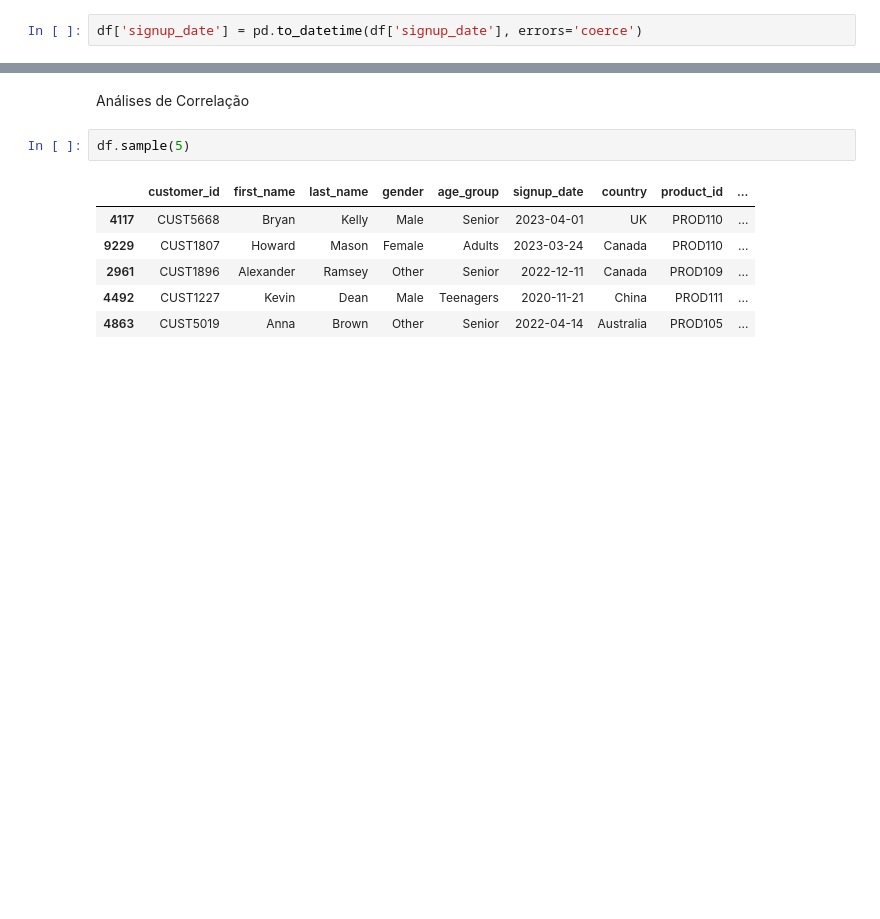
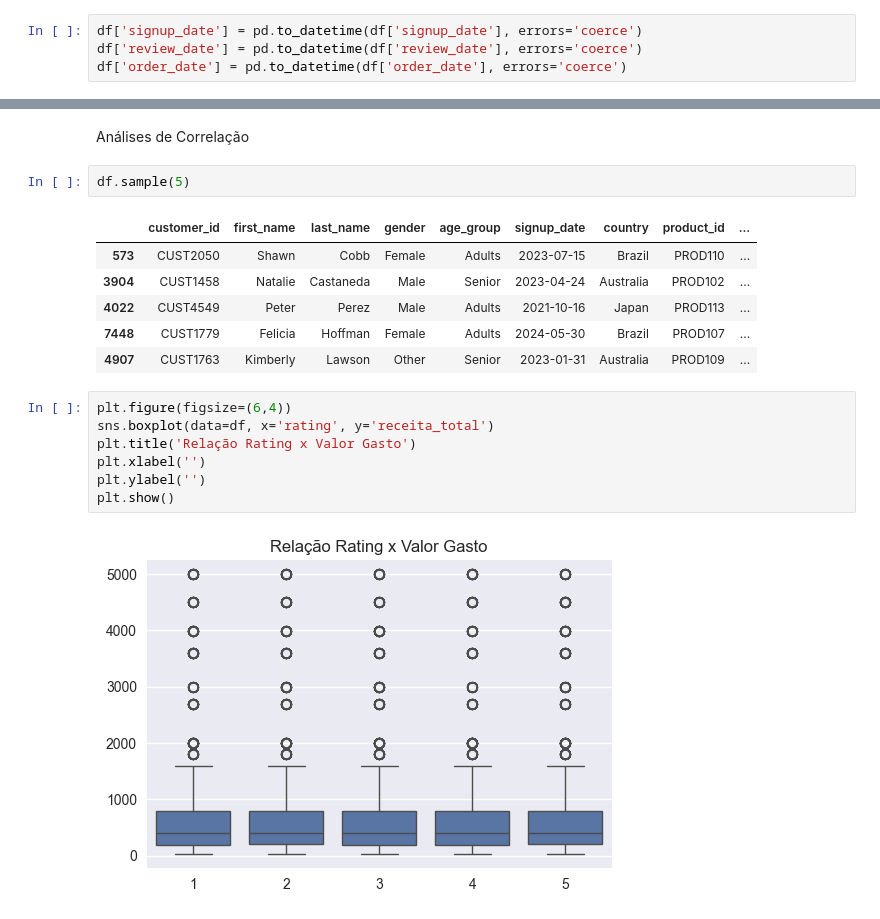
Before and after one commit to CesarNasc/datasets_analysis, a Jupyter notebook: 01_ecommerce/python/ecommerce.ipynb, the cells around one changed output, grey strips where cells are left out. Drawn from its saved outputs; the diff is of its cells as text; blank space fills up the shorter version.

```diff
--- a/01_ecommerce/python/ecommerce.ipynb
+++ b/01_ecommerce/python/ecommerce.ipynb
@@ -87,3 +87,5 @@ Após essa primera análise de reconhecimento do DataFrame, serão feitos duas p
 df['receita_total'] = df['quantity'] * df['unit_price']
 # %%
 df['signup_date'] = pd.to_datetime(df['signup_date'], errors='coerce')
+df['review_date'] = pd.to_datetime(df['review_date'], errors='coerce')
+df['order_date'] = pd.to_datetime(df['order_date'], errors='coerce')
@@ -450,8 +450,17 @@ Análises de Correlação
 df.sample(5)
 # %% [output]
 |  | customer_id | first_name | last_name | gender | age_group | signup_date | country | product_id | ... |
-| 4117 | CUST5668 | Bryan | Kelly | Male | Senior | 2023-04-01 | UK | PROD110 | ... |
-| 9229 | CUST1807 | Howard | Mason | Female | Adults | 2023-03-24 | Canada | PROD110 | ... |
-| 2961 | CUST1896 | Alexander | Ramsey | Other | Senior | 2022-12-11 | Canada | PROD109 | ... |
-| 4492 | CUST1227 | Kevin | Dean | Male | Teenagers | 2020-11-21 | China | PROD111 | ... |
-| 4863 | CUST5019 | Anna | Brown | Other | Senior | 2022-04-14 | Australia | PROD105 | ... |
+| 573 | CUST2050 | Shawn | Cobb | Female | Adults | 2023-07-15 | Brazil | PROD110 | ... |
+| 3904 | CUST1458 | Natalie | Castaneda | Male | Senior | 2023-04-24 | Australia | PROD102 | ... |
+| 4022 | CUST4549 | Peter | Perez | Male | Adults | 2021-10-16 | Japan | PROD113 | ... |
+| 7448 | CUST1779 | Felicia | Hoffman | Female | Adults | 2024-05-30 | Brazil | PROD107 | ... |
+| 4907 | CUST1763 | Kimberly | Lawson | Other | Senior | 2023-01-31 | Australia | PROD109 | ... |
+# %%
+plt.figure(figsize=(6,4))
+sns.boxplot(data=df, x='rating', y='receita_total')
+plt.title('Relação Rating x Valor Gasto')
+plt.xlabel('')
+plt.ylabel('')
+plt.show()
+# %% [output]
+[figure, added]
```
Also changed, not shown: parts of 13 cells of this notebook, 3 other files.
